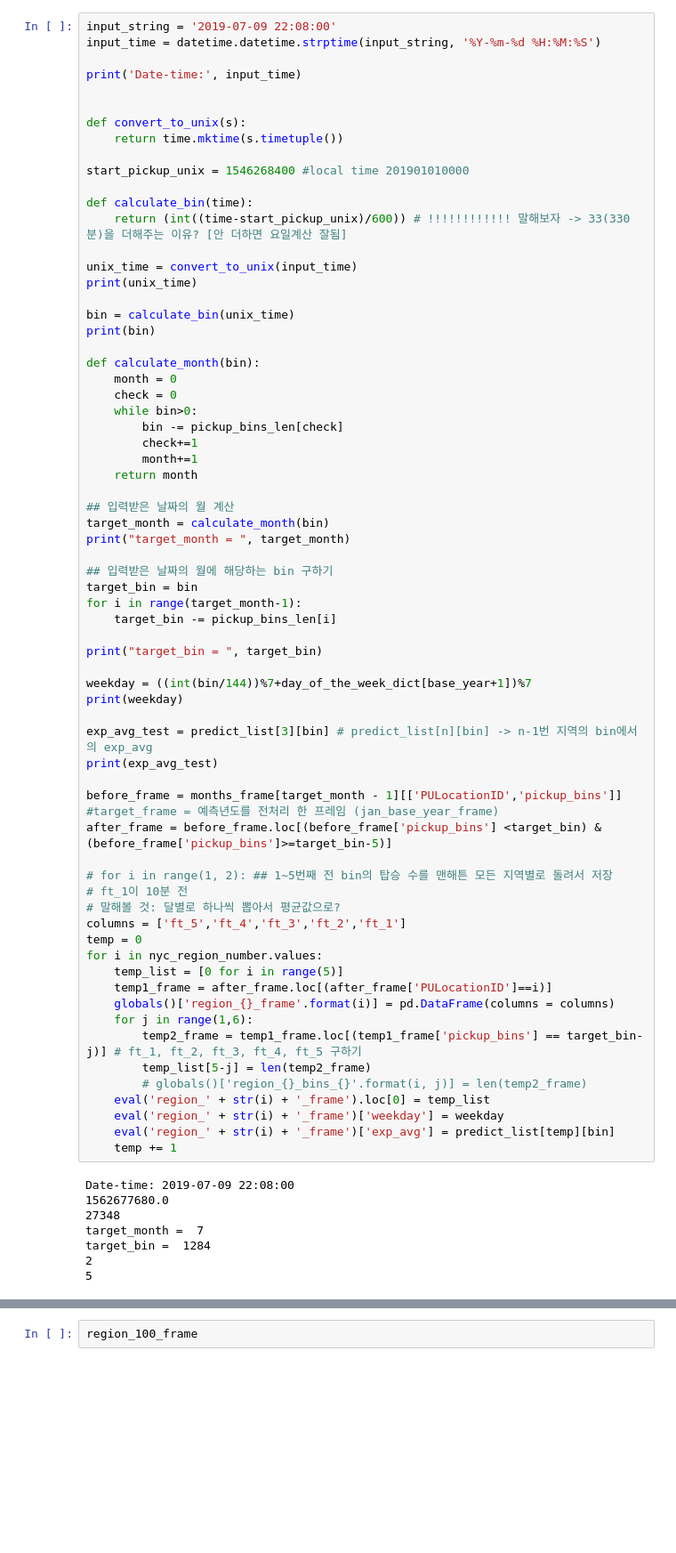
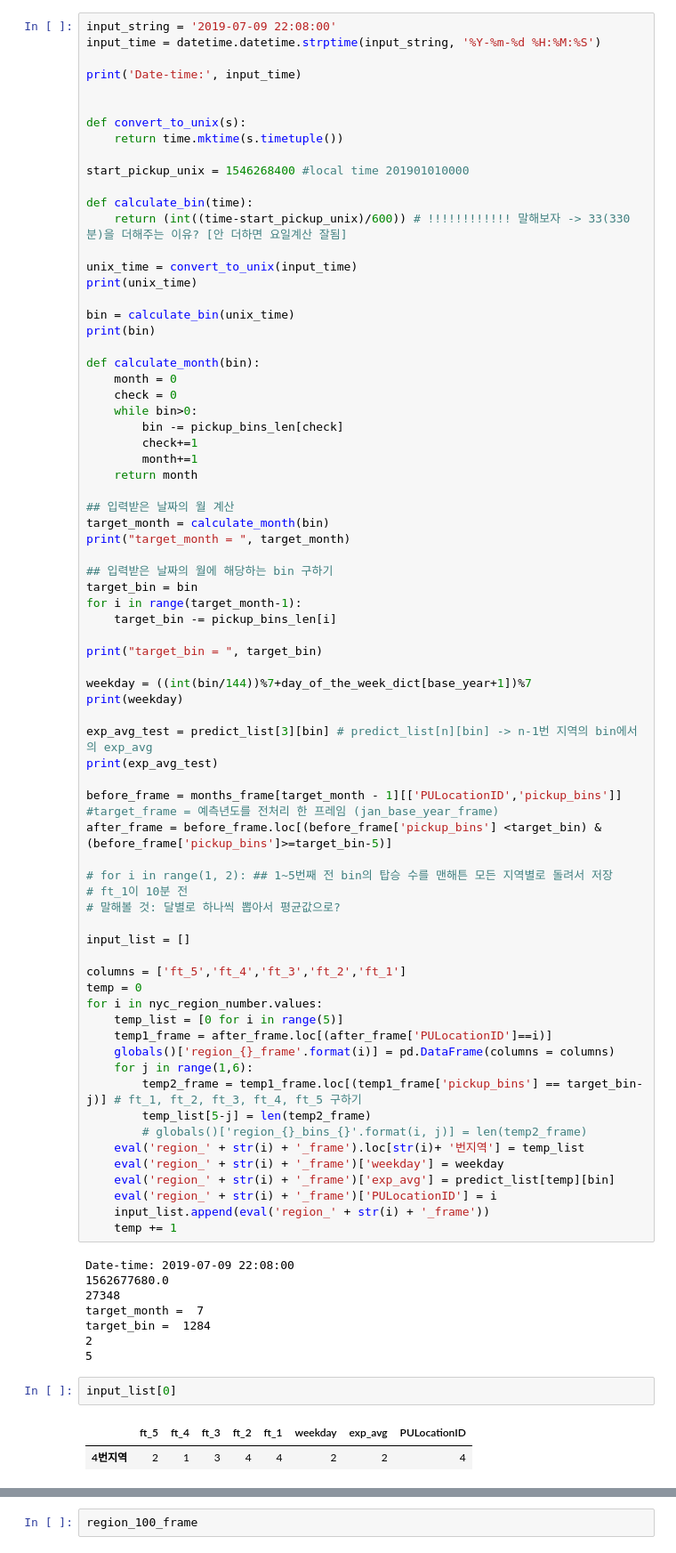
Before and after one commit to SoftwareApplicatiokn/newyork_taxi, a Jupyter notebook: taxi_model.ipynb, the cells around one changed output, grey strips where cells are left out. Shown at 89% size. Cells and saved outputs as stored; diff of their text form; blank space fills up the shorter version.

```diff
--- a/taxi_model.ipynb
+++ b/taxi_model.ipynb
@@ -522,6 +522,9 @@ after_frame = before_frame.loc[(before_frame['pickup_bins'] <target_bin) & (befo
 # for i in range(1, 2): ## 1~5번째 전 bin의 탑승 수를 맨해튼 모든 지역별로 돌려서 저장
 # ft_1이 10분 전
 # 말해볼 것: 달별로 하나씩 뽑아서 평균값으로?
+
+input_list = []
+
 columns = ['ft_5','ft_4','ft_3','ft_2','ft_1']
 temp = 0
 for i in nyc_region_number.values:
@@ -532,9 +535,11 @@ for i in nyc_region_number.values:
         temp2_frame = temp1_frame.loc[(temp1_frame['pickup_bins'] == target_bin-j)] # ft_1, ft_2, ft_3, ft_4, ft_5 구하기
         temp_list[5-j] = len(temp2_frame)
         # globals()['region_{}_bins_{}'.format(i, j)] = len(temp2_frame)
-    eval('region_' + str(i) + '_frame').loc[0] = temp_list
+    eval('region_' + str(i) + '_frame').loc[str(i)+ '번지역'] = temp_list
     eval('region_' + str(i) + '_frame')['weekday'] = weekday
     eval('region_' + str(i) + '_frame')['exp_avg'] = predict_list[temp][bin]
+    eval('region_' + str(i) + '_frame')['PULocationID'] = i
+    input_list.append(eval('region_' + str(i) + '_frame'))
     temp += 1
 # %% [output]
 Date-time: 2019-07-09 22:08:00
@@ -544,3 +549,8 @@ target_month =  7
 target_bin =  1284
 2
 5
+# %%
+input_list[0]
+# %% [output]
+|  | ft_5 | ft_4 | ft_3 | ft_2 | ft_1 | weekday | exp_avg | PULocationID |
+| 4번지역 | 2 | 1 | 3 | 4 | 4 | 2 | 2 | 4 |
```
Also changed, not shown: parts of 9 cells of this notebook.
